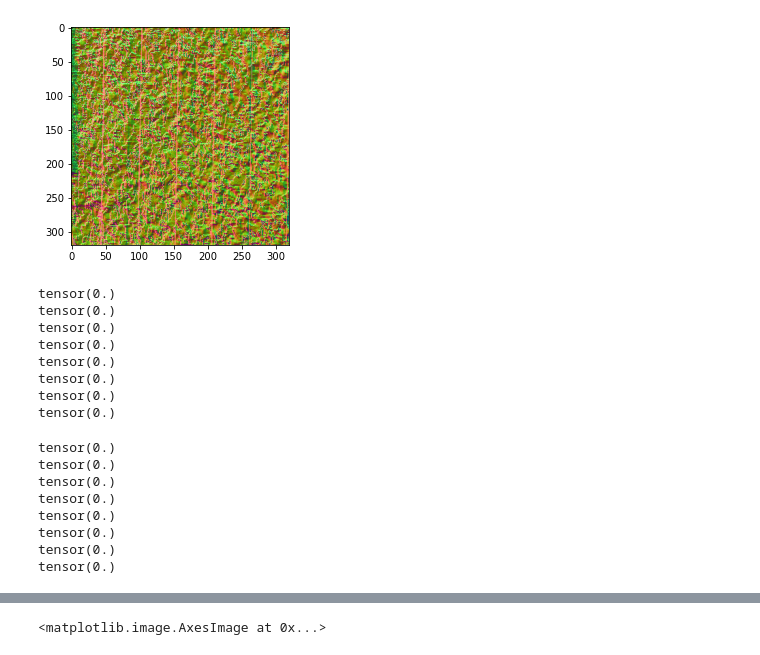
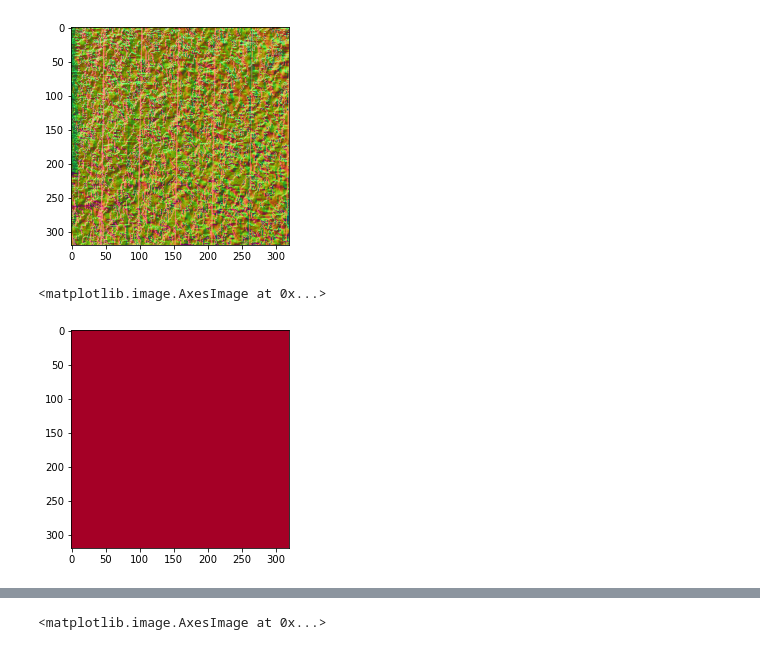
Before and after one commit to maxs-kan/my_cyclegan, a Jupyter notebook: code_check.ipynb, the cells around one changed output, grey strips where cells are left out. Cells and saved outputs as stored; diff of their text form; code cells hidden in the pictures.

```diff
--- a/code_check.ipynb
+++ b/code_check.ipynb
@@ -71,0 +67,4 @@ np.linalg.norm((d-real_depth_A[0,0].numpy()).reshape(-1))
+# %%
+opt.phase = 'val'
+dataset = create_dataset(opt)
+dataset_size = len(dataset)
@@ -71,0 +93,4 @@ np.linalg.norm((d-real_depth_A[0,0].numpy()).reshape(-1))
+# %%
+opt.phase = 'test'
+dataset = create_dataset(opt)
+dataset_size = len(dataset)
@@ -71,0 +99,20 @@ np.linalg.norm((d-real_depth_A[0,0].numpy()).reshape(-1))
+# %%
+for input in tqdm(dataset.dataloader):
+    name_A = input['A_name']
+    name_B = input['B_name']
+    A_K = input['A_K']
+    B_K = input['B_K']
+    A_crop = input['A_crop']
+    B_crop = input['B_crop']
+    real_depth_A = input['A_depth']
+    real_depth_B = input['B_depth']
+    for i in range(real_depth_A.shape[0]):
+        D_A = imageio.imread(os.path.join('/all_data/Scannet_all_data/raw/',name_A[i]+'.png'))
+        D_A = dataset.dataset.normalize_depth(D_A)
+        D_A = D_A[A_crop[i,0]:A_crop[i,1],A_crop[i,2]:A_crop[i,3]]
+        assert np.allclose(D_A - real_depth_A[i,0].numpy(), np.zeros_like(D_A))
+
+        D_B = imageio.imread(os.path.join('/all_data/Scannet_all_data/render/',name_B[i]+'.png'))
+        D_B = dataset.dataset.normalize_depth(D_B)
+        D_B = D_B[B_crop[i,0]:B_crop[i,1],B_crop[i,2]:B_crop[i,3]]
+        assert np.allclose(D_B - real_depth_B[i,0].numpy(), np.zeros_like(D_B))
@@ -130,24 +201,8 @@ norm_B = sn(real_depth_B, B_K, B_crop)
-# %%
-for i in range(real_depth_A.shape[0]):
-    print (torch.linalg.norm((norm_A[i] - real_norm_A[i]).reshape(-1)))
-# %% [output]
-tensor(0.)
-tensor(0.)
-tensor(0.)
-tensor(0.)
-tensor(0.)
-tensor(0.)
-tensor(0.)
-tensor(0.)
-# %%
-for i in range(real_depth_B.shape[0]):
-    print(torch.linalg.norm((norm_B[i] - real_norm_B[i]).reshape(-1)))
-# %% [output]
-tensor(0.)
-tensor(0.)
-tensor(0.)
-tensor(0.)
-tensor(0.)
-tensor(0.)
-tensor(0.)
-tensor(0.)
+# %%
+hole = torch.zeros_like(real_depth_A) - 1.
+ones = torch.ones_like(real_depth_B)
+# %%
+plt.imshow((hole[0,0].numpy() + 1.)/2.,cmap=plt.get_cmap('RdYlBu'), vmin=0, vmax=1)
+# %% [output]
+<matplotlib.image.AxesImage at 0x...>
+[figure, added]
```
Also changed, not shown: parts of 19 cells of this notebook, 10 other files.
